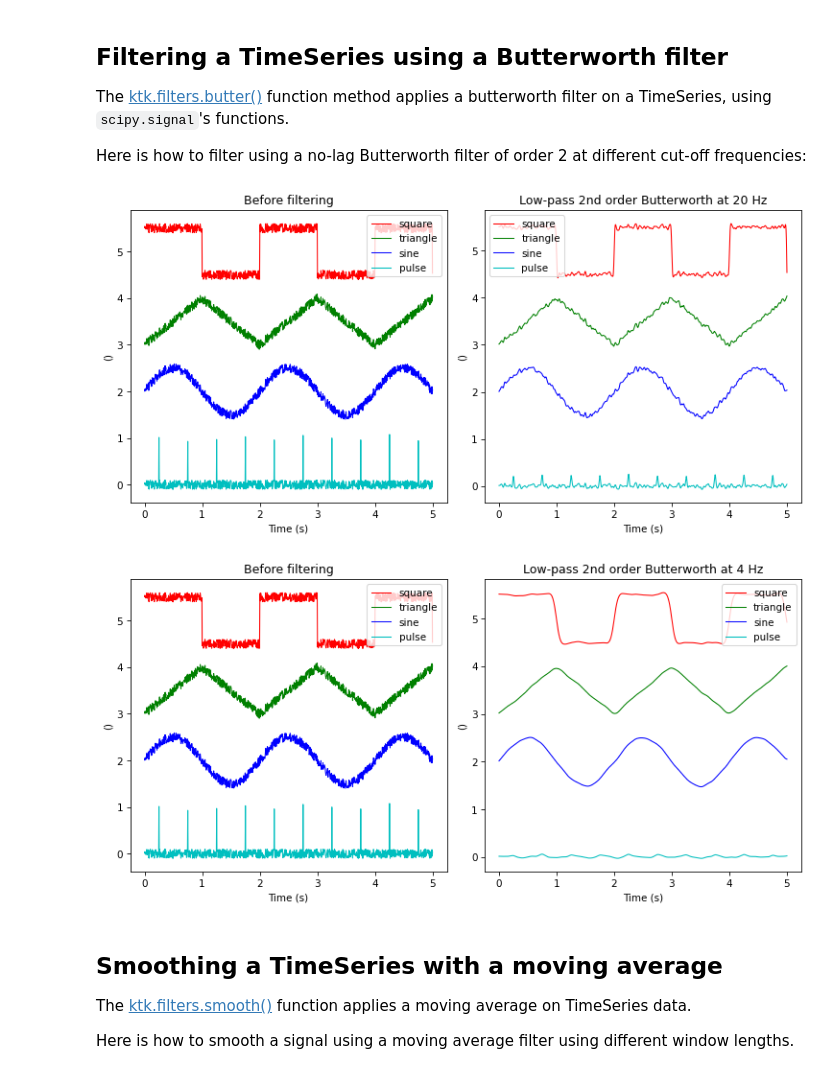
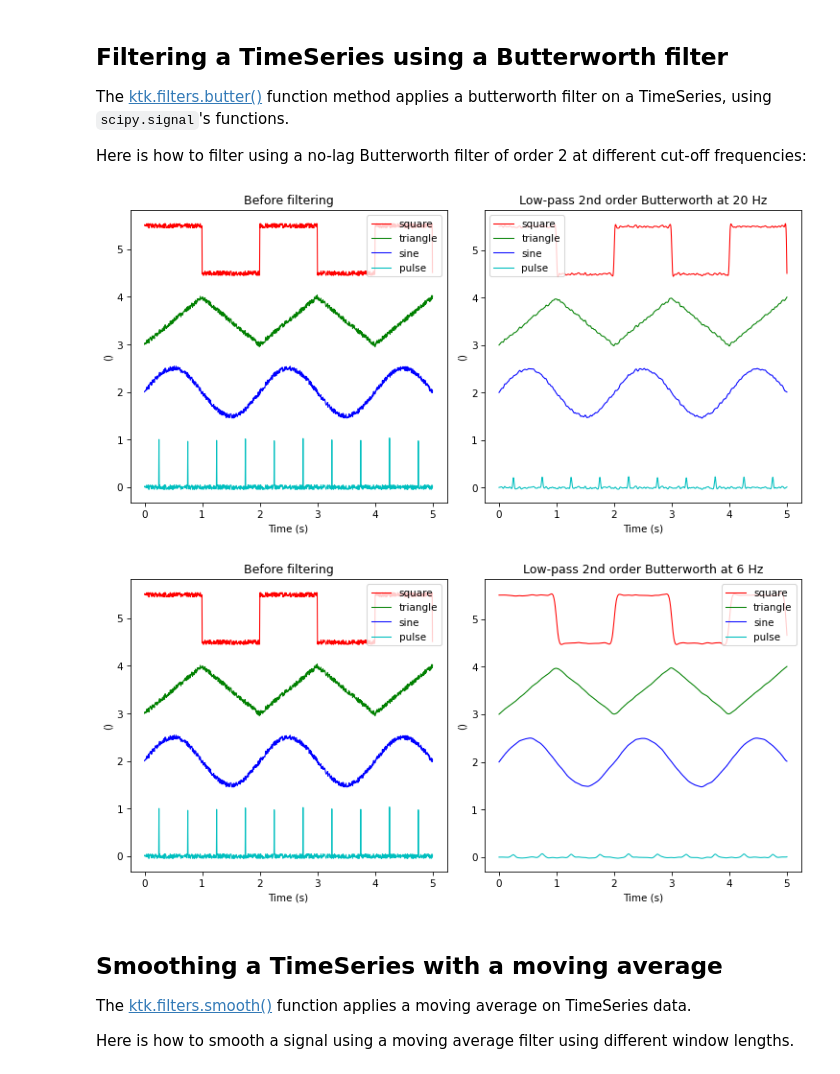
Before and after one commit to kineticstoolkit/kineticstoolkit, a Jupyter notebook: doc/filters.ipynb, the cells around one changed output. Saved outputs shown, nothing was run; the diff lists cells and outputs as text; code cells hidden in the pictures.

```diff
--- a/doc/filters.ipynb
+++ b/doc/filters.ipynb
@@ -28,12 +28,17 @@ Let's add some noise in these nice functions.
 # %%
+# White noise
 np.random.seed(0)
-noise = (np.random.rand(1000) - 0.5) / 5
+noise = (np.random.rand(1000) - 0.5) * 1E-1
 ts = ts_source.copy()
 ts.data['square'] += noise
 ts.data['triangle'] += noise
 ts.data['sine'] += noise
 ts.data['pulse'] += noise
 
+# Quantification noise: resolution of 1E-2
+for key in ts.data:
+    ts.data[key] = np.floor(ts.data[key] * 1E2) * 1E-2
+
 ts.plot()
 plt.tight_layout()
 # %% [output]
@@ -55,19 +60,19 @@ temp.plot()
 plt.title('Low-pass 2nd order Butterworth at 20 Hz')
 plt.tight_layout()
 # %% [output]
-[figure, old version]
+[figure, new version]
 # %%
 plt.subplot(1, 2, 1)
 ts.plot()
 plt.title('Before filtering')
 
 plt.subplot(1, 2, 2)
-temp = ktk.filters.butter(ts, 4)  # 4 Hz
+temp = ktk.filters.butter(ts, 6)  # 4 Hz
 temp.plot()
-plt.title('Low-pass 2nd order Butterworth at 4 Hz')
+plt.title('Low-pass 2nd order Butterworth at 6 Hz')
 plt.tight_layout()
 # %% [output]
-[figure, old version]
+[figure, new version]
 # %% [markdown]
 Smoothing a TimeSeries with a moving average
 --------------------------------------------
```
Also changed, not shown: parts of 11 cells of this notebook, 29 other files.
